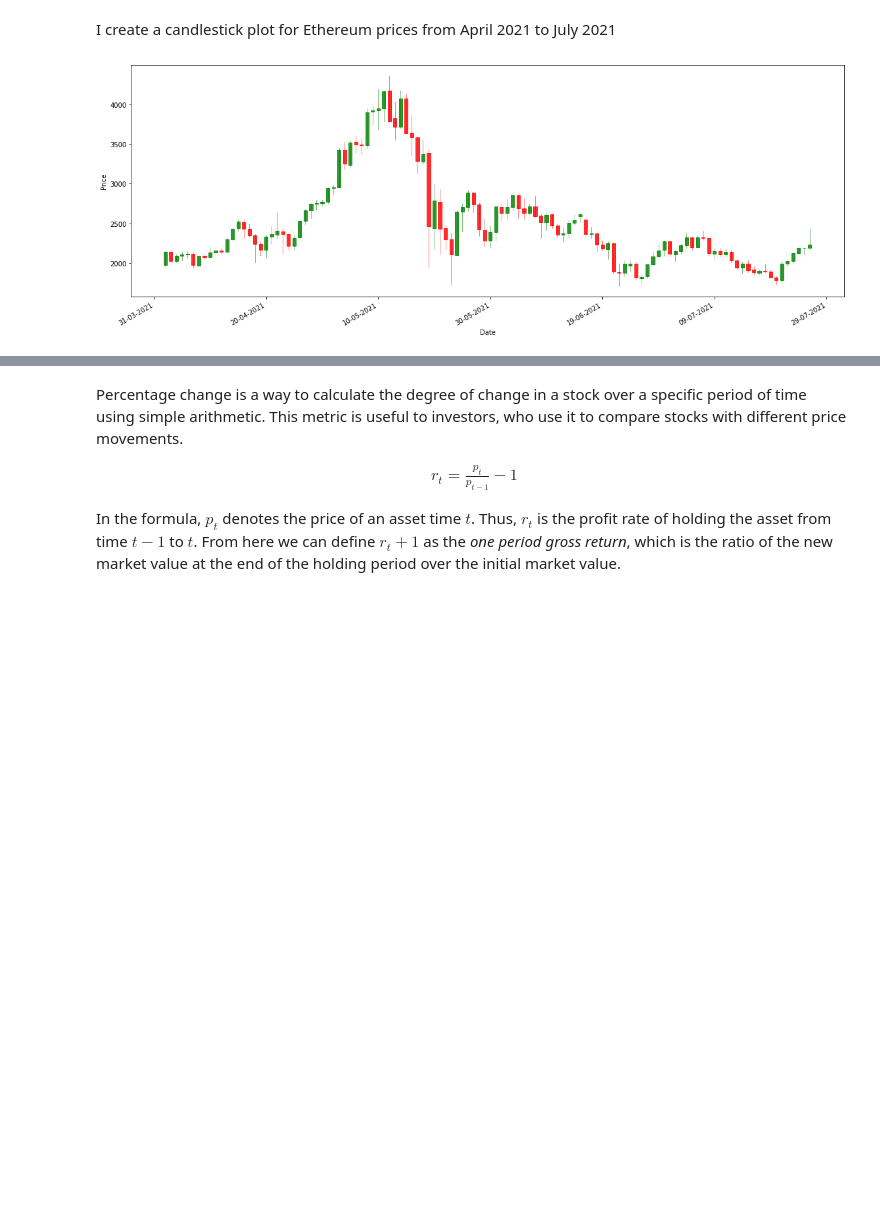
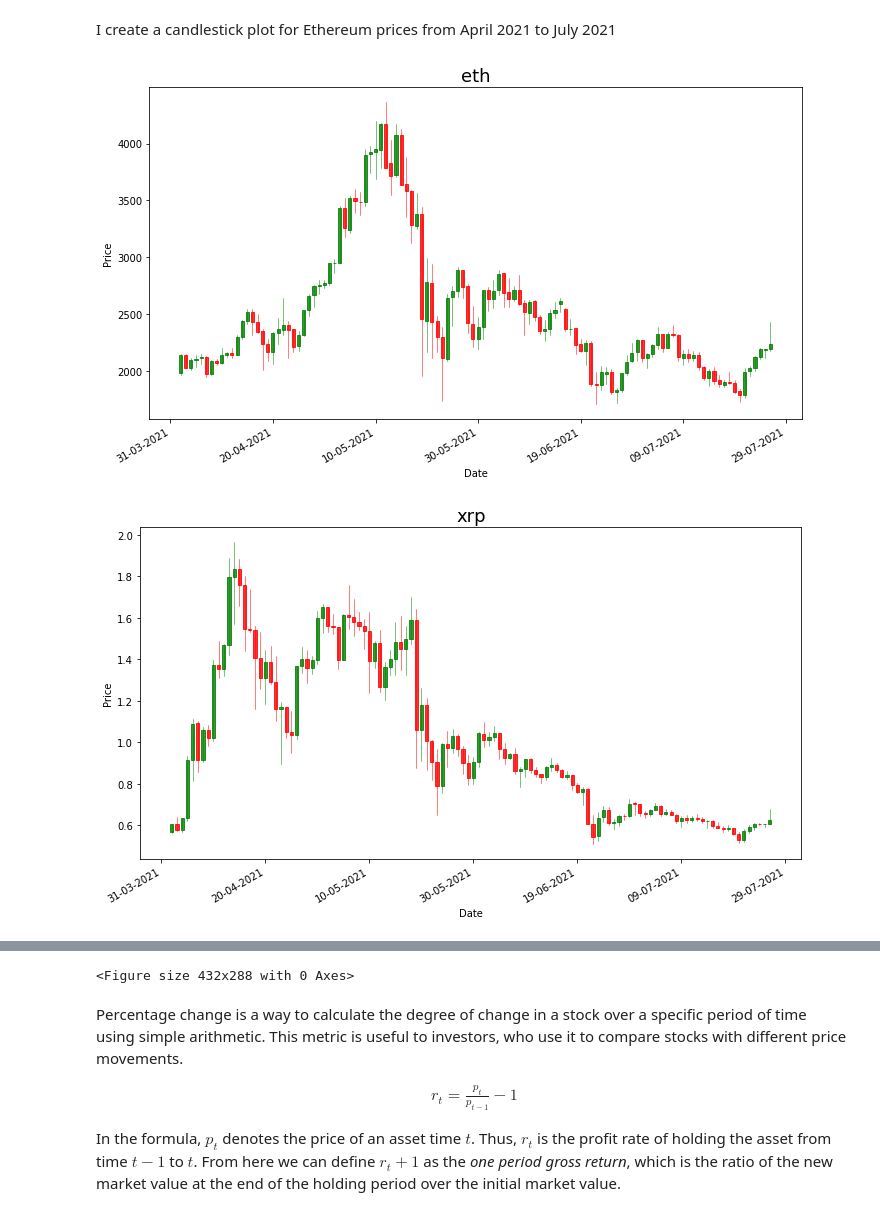
Before and after one commit to Zarmina97/Top-3-Crypto-Volatility-prediction-LSTM-GARCH, a Jupyter notebook: Ethereum.ipynb, the cells around one changed output, grey strips where cells are left out. Saved outputs shown, nothing was run; the diff lists cells and outputs as text; code cells hidden in the pictures; blank space fills up the shorter version.

```diff
--- a/Ethereum.ipynb
+++ b/Ethereum.ipynb
@@ -153,0 +93,2 @@ plt.show()
+# %%
+df_lite=df_lite.drop(['Currency'], axis=1)
@@ -158,8 +153,16 @@ df_eth['Total Traded'] = df_eth['Open']*df_eth['Volume']
 # %%
-fig, ax = plt.subplots(figsize=(16,6))
-ax.plot(df_eth.Date, df_eth['Total Traded'])
-ax.xaxis.set_major_locator(plt.MaxNLocator(15)) # reduce number of x-labels
-plt.title('Total Traded')
-plt.grid()
+fig, ax = plt.subplots(5, 1, figsize=(20, 15))
+ax[0].plot(df_eth.Date, df_eth['Total Traded'])
+ax[0].xaxis.set_major_locator(plt.MaxNLocator(15)) # reduce number of x-labels
+ax[1].plot(df_xrp.Date, df_xrp['Total Traded'])
+ax[1].xaxis.set_major_locator(plt.MaxNLocator(15))
+ax[2].plot(df_iota.Date, df_iota['Total Traded'])
+ax[2].xaxis.set_major_locator(plt.MaxNLocator(15))
+ax[3].plot(df_doge.Date, df_doge['Total Traded'])
+ax[3].xaxis.set_major_locator(plt.MaxNLocator(15))
+ax[4].plot(df_lite.Date, df_lite['Total Traded'])
+ax[4].xaxis.set_major_locator(plt.MaxNLocator(15))
+#plt.title('Total Traded')
+plt.tight_layout()
 plt.show()
 # %% [output]
@@ -184,19 +249,35 @@ Name: 2106, dtype: object
 # %% [markdown]
 I create a candlestick plot for Ethereum prices from April 2021 to July 2021
 # %%
-ohlc = df_eth[(df_eth['Date'] > '2021-04-01') & (df_eth['Date'] <= '2021-07-26')]
-ohlc = ohlc.loc[:, ['Date', 'Open', 'High', 'Low', 'Close']]
-ohlc['Date'] = pd.to_datetime(ohlc['Date'])
-ohlc['Date'] = ohlc['Date'].apply(mpl_dates.date2num)
-ohlc = ohlc.astype(float)
-fig, ax = plt.subplots(figsize = (16,6))
-candlestick_ohlc(ax, ohlc.values, width=0.6, colorup='green', colordown='red', alpha=0.8)
-ax.set_xlabel('Date')
-ax.set_ylabel('Price')
-date_format = mpl_dates.DateFormatter('%d-%m-%Y')
-ax.xaxis.set_major_formatter(date_format)
-fig.autofmt_xdate()
+def candlestick(df,title):
+  ohlc = df[(df['Date'] > '2021-04-01') & (df['Date'] <= '2021-07-26')]
+  ohlc = ohlc.loc[:, ['Date', 'Open', 'High', 'Low', 'Close']]
+  ohlc['Date'] = pd.to_datetime(ohlc['Date'])
+  ohlc['Date'] = ohlc['Date'].apply(mpl_dates.date2num)
+  ohlc = ohlc.astype(float)
+  fig, ax = plt.subplots(figsize = (10,6))
+  candlestick_ohlc(ax, ohlc.values, width=0.6, colorup='green', colordown='red', alpha=0.8)
+  ax.set_xlabel('Date')
+  ax.set_ylabel('Price')
+  date_format = mpl_dates.DateFormatter('%d-%m-%Y')
+  ax.xaxis.set_major_formatter(date_format)
+  ax.set_title(title, fontsize=18)
+  fig.autofmt_xdate()
+  fig.tight_layout()
 
-fig.tight_layout()
+a=candlestick(df=df_eth, title='eth')
+b=candlestick(df=df_xrp, title='xrp')
+c=candlestick(df=df_iota, title='iota')
+d=candlestick(df=df_doge, title='doge')
+e=candlestick(df=df_lite, title='lite')
+#fig, axs = plt.subplots(5, 1, figsize=(20, 15))
+axs[0]=a
+axs[1]=b
+axs[2]=c
+axs[3]=d
+axs[4]=e
+plt.show()
+plt.tight_layout()
 # %% [output]
-[figure, old version]
+[figure, new version]
+[figure, added]
@@ -203,3 +287,4 @@ fig.tight_layout()
+<Figure size 432x288 with 0 Axes>
 # %% [markdown]
 Percentage change is a way to calculate the degree of change in a stock over a specific period of time using simple arithmetic. This metric is useful to investors, who use it to compare stocks with different price movements.
 
```
Also changed, not shown: parts of 90 cells of this notebook, 4 other files.
